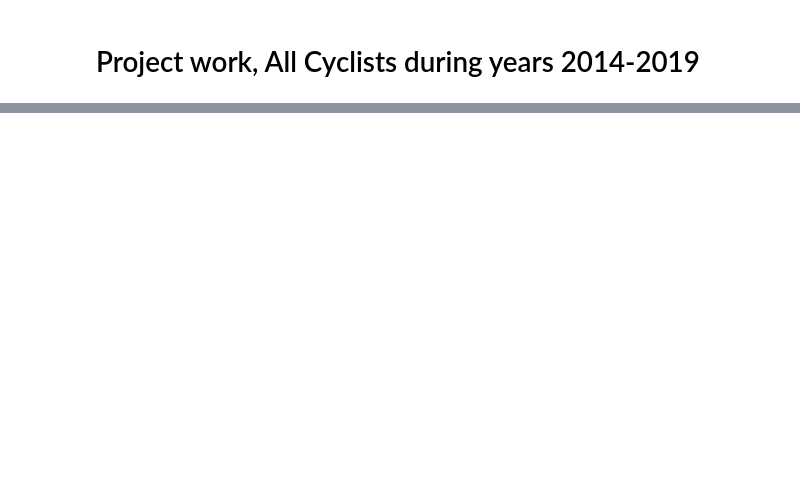
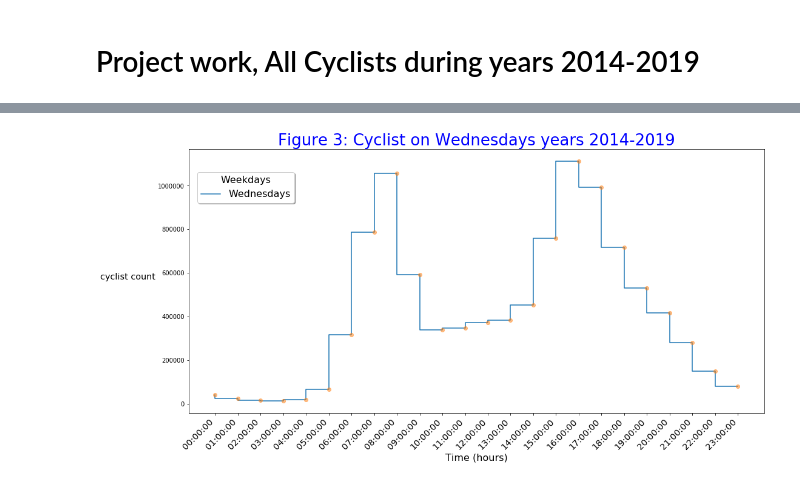
Before and after one commit to srenoes/ShortCut-HSL-group-work, a Jupyter notebook: Katariina/Final_Project_Cyclists_by_Katariina.ipynb, the cells around one changed output, grey strips where cells are left out. Drawn from its saved outputs; the diff is of its cells as text; code cells hidden in the pictures; blank space fills up the shorter version.

```diff
--- a/Katariina/Final_Project_Cyclists_by_Katariina.ipynb
+++ b/Katariina/Final_Project_Cyclists_by_Katariina.ipynb
@@ -591,0 +597,23 @@ plt.show()
+# %%
+#
+# Merge Wednesdays together
+#
+Wednesdays_total = pd.concat([Wed_days_H_gb, Wed_days_V_gb, Wed_days_E_gb], axis=1)
+#
+# Combine all Wednesdays measurement points together (sum of them)
+#
+Wednesdays_total = Wednesdays_total.sum(axis=1)
+#
+# Do Step Demo chart from cyclist on Wednesdays
+#
+plt.figure(figsize=(17, 8))
+plt.step(Wednesdays_total.index, Wednesdays_total, label='Wednesdays')
+plt.plot(Wednesdays_total.index, Wednesdays_total, 'C1o', alpha=0.5)
+plt.title('Figure 3: Cyclist on Wednesdays years 2014-2019', fontsize=26, c='blue')
+plt.legend(title='Weekdays', title_fontsize=16, bbox_to_anchor=(0.20, 0.95), borderaxespad=1.0, fontsize=16, shadow=True, columnspacing=4.0, fancybox =True)
+plt.ylabel('cyclist count', rotation=0, fontsize='x-large', horizontalalignment='right')
+plt.xlabel('Time (hours)', rotation=0, fontsize=16)
+plt.xticks(Wednesdays_total.index, rotation=45, horizontalalignment='right', fontsize='x-large')
+plt.show()
+# %% [output]
+[figure, added]
```
Also changed, not shown: parts of 80 cells of this notebook.
